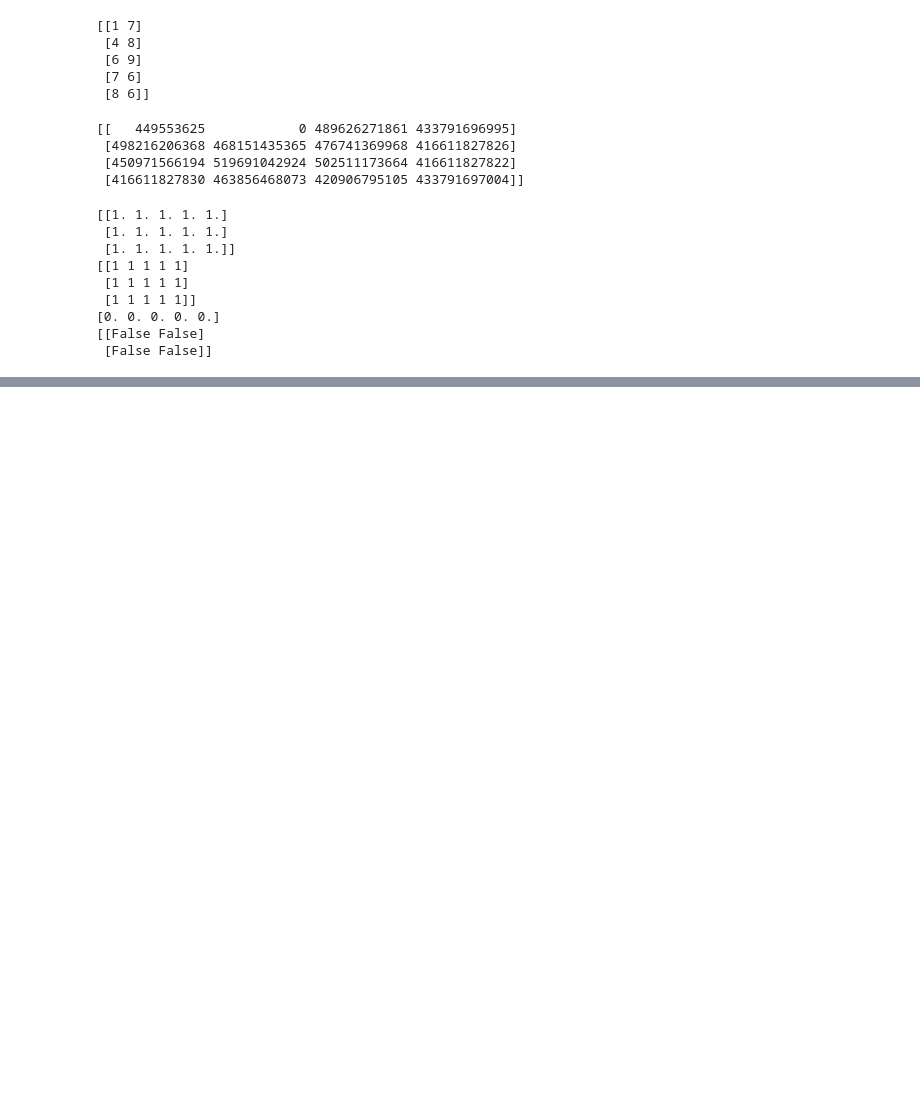
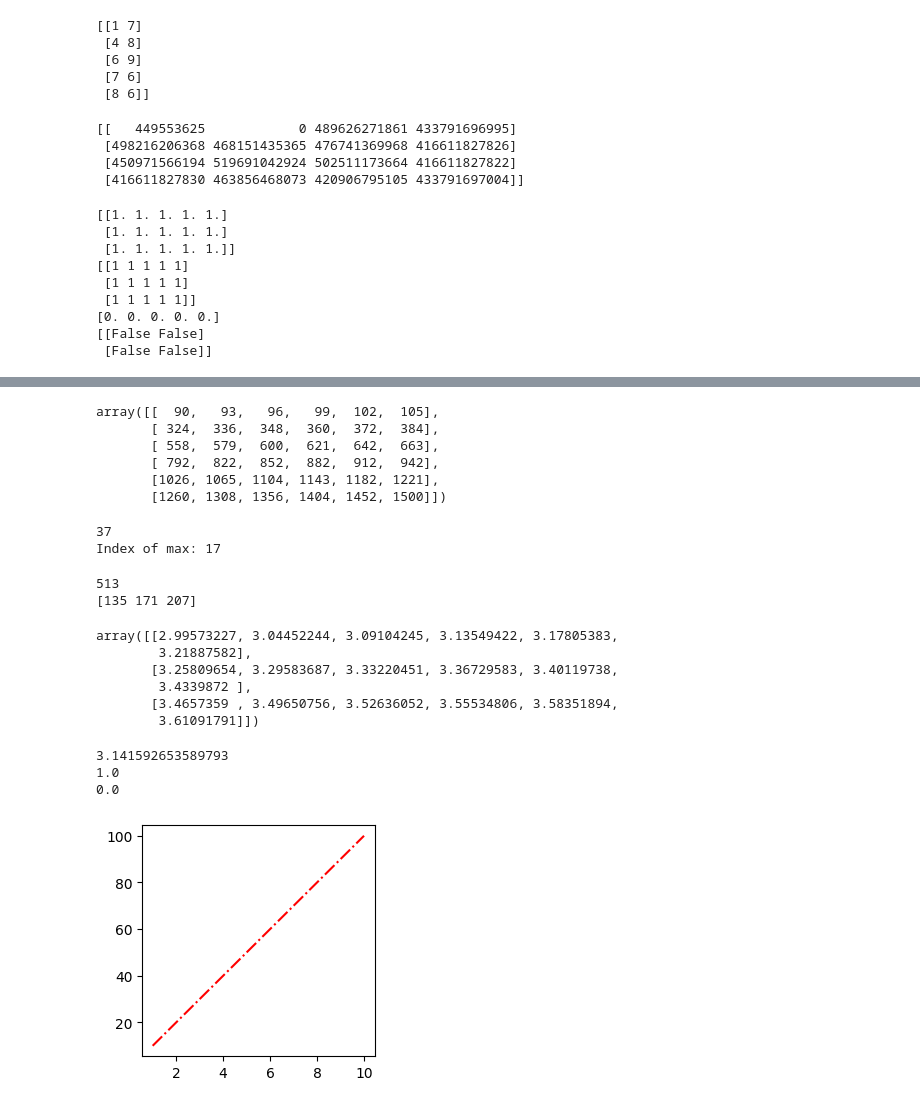
Before and after one commit to asupraja3/py-ml-toolkit-collab, a Jupyter notebook: numpy_collab.ipynb, the cells around one changed output, grey strips where cells are left out. Cells and saved outputs as stored; diff of their text form; code cells hidden in the pictures; blank space fills up the shorter version.

Commit message:
Final commit for numpy basics

```diff
--- a/numpy_collab.ipynb
+++ b/numpy_collab.ipynb
@@ -88,0 +264,53 @@ print(a)
+# %%
+a.dot(b)
+# %% [output]
+array([[  90,   93,   96,   99,  102,  105],
+       [ 324,  336,  348,  360,  372,  384],
+       [ 558,  579,  600,  621,  642,  663],
+       [ 792,  822,  852,  882,  912,  942],
+       [1026, 1065, 1104, 1143, 1182, 1221],
+       [1260, 1308, 1356, 1404, 1452, 1500]])
+# %%
+print(b.max())
+print('Index of max:',b.argmax())
+# %% [output]
+37
+Index of max: 17
+# %%
+print(np.sum(b))
+#axis 1 is row, axis 0 is column
+print(np.sum(b,axis=1))
+# %% [output]
+513
+[135 171 207]
+# %%
+np.sqrt(b)
+np.mean(b)
+np.log(b)
+# %% [output]
+array([[2.99573227, 3.04452244, 3.09104245, 3.13549422, 3.17805383,
+        3.21887582],
+       [3.25809654, 3.29583687, 3.33220451, 3.36729583, 3.40119738,
+        3.4339872 ],
+       [3.4657359 , 3.49650756, 3.52636052, 3.55534806, 3.58351894,
+        3.61091791]])
+# %%
+#Numpy trignometric operations
+import numpy as np
+import matplotlib.pyplot as plt
+print(np.pi)
+print(np.sin(np.pi/2))
+print(np.tan(0))
+# %% [output]
+3.141592653589793
+1.0
+0.0
+# %%
+x = np.arange(1,11)
+y = np.arange(10,110,10)
+
+plt.figure(figsize=(3,3))
+plt.plot(x,y,'r-.')
+plt.show()
+# %% [output]
+[figure, added]
```
Also changed, not shown: parts of 25 cells of this notebook.
